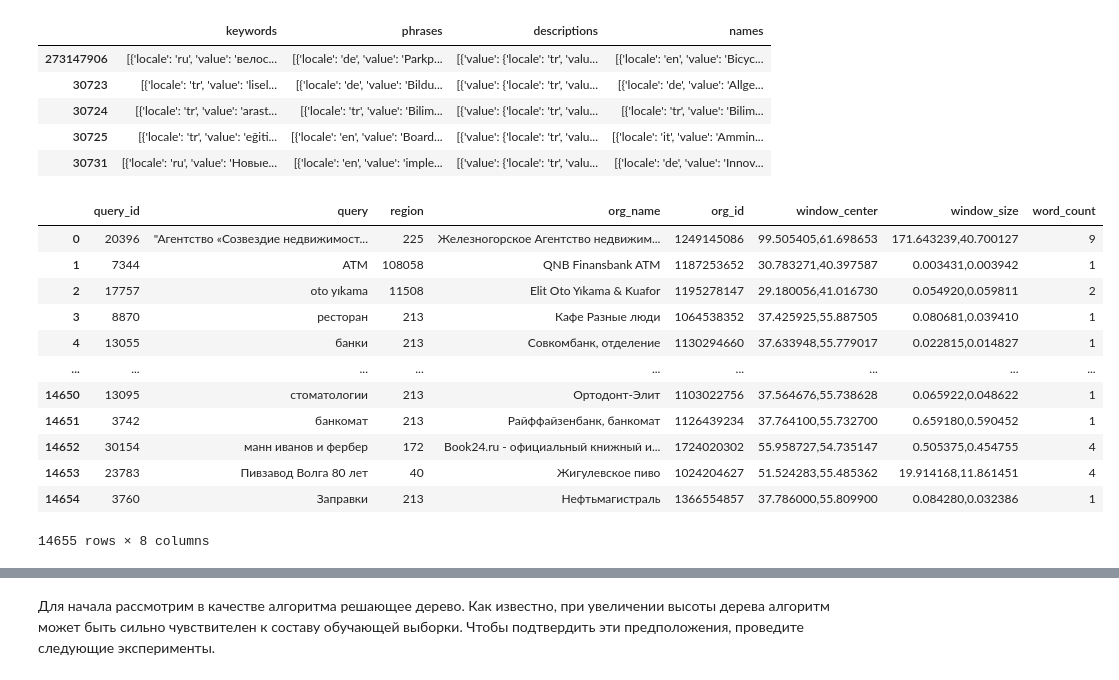
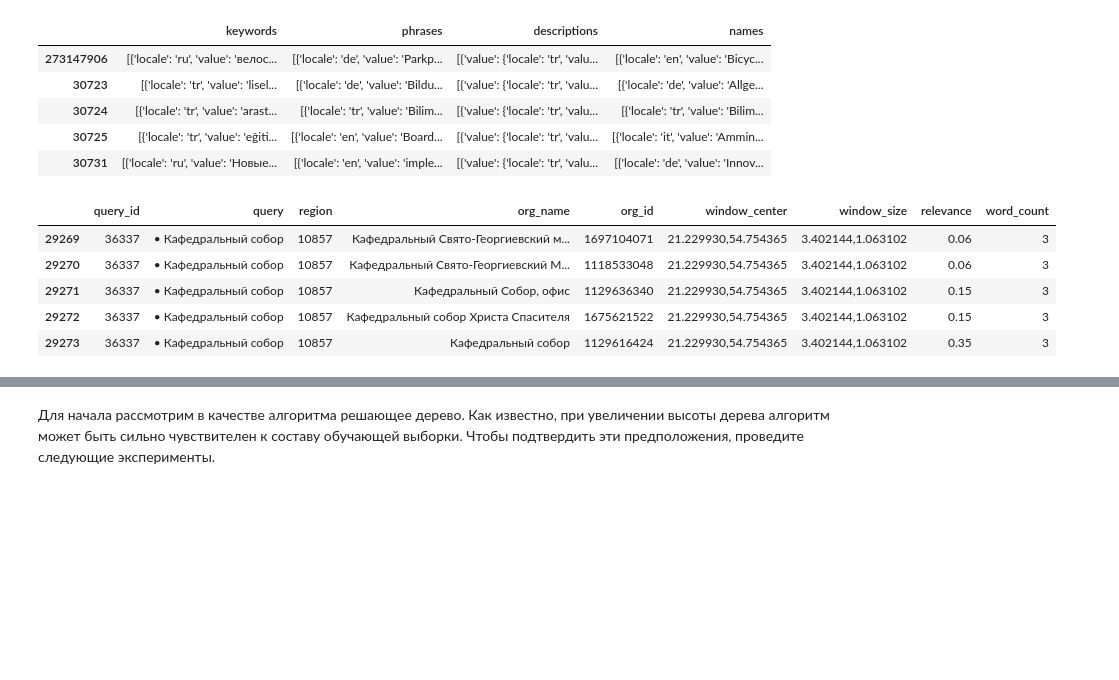
Before and after one commit to Mr-S-Mirzoev/Data-Science, a Jupyter notebook: ML-Tasks/lab03.ipynb, the cells around one changed output, grey strips where cells are left out. Saved outputs shown, nothing was run; the diff lists cells and outputs as text; code cells hidden in the pictures; blank space fills up the shorter version.

```diff
--- a/ML-Tasks/lab03.ipynb
+++ b/ML-Tasks/lab03.ipynb
@@ -212,27 +184,20 @@ test_rubric_information_df.head()
 # %%
 import numpy as np
 
-df_test = test_df.copy()
+df_train = train_df.copy()
 
 def get_word_count(s):
     return len(s.split())
 
-df_test["word_count"] = np.vectorize(get_word_count)(df_test["query"])
-df_test
+df_train["word_count"] = np.vectorize(get_word_count)(df_train["query"])
+df_train.tail()
 # %% [output]
-|  | query_id | query | region | org_name | org_id | window_center | window_size | word_count |
-| 0 | 20396 | "Агентство «Созвездие недвижимост... | 225 | Железногорское Агентство недвижим... | 1249145086 | 99.505405,61.698653 | 171.643239,40.700127 | 9 |
-| 1 | 7344 | ATM | 108058 | QNB Finansbank ATM | 1187253652 | 30.783271,40.397587 | 0.003431,0.003942 | 1 |
-| 2 | 17757 | oto yıkama | 11508 | Elit Oto Yıkama & Kuafor | 1195278147 | 29.180056,41.016730 | 0.054920,0.059811 | 2 |
-| 3 | 8870 | ресторан | 213 | Кафе Разные люди | 1064538352 | 37.425925,55.887505 | 0.080681,0.039410 | 1 |
-| 4 | 13055 | банки | 213 | Совкомбанк, отделение | 1130294660 | 37.633948,55.779017 | 0.022815,0.014827 | 1 |
-| ... | ... | ... | ... | ... | ... | ... | ... | ... |
-| 14650 | 13095 | стоматологии | 213 | Ортодонт-Элит | 1103022756 | 37.564676,55.738628 | 0.065922,0.048622 | 1 |
-| 14651 | 3742 | банкомат | 213 | Райффайзенбанк, банкомат | 1126439234 | 37.764100,55.732700 | 0.659180,0.590452 | 1 |
-| 14652 | 30154 | манн иванов и фербер | 172 | Book24.ru - официальный книжный и... | 1724020302 | 55.958727,54.735147 | 0.505375,0.454755 | 4 |
-| 14653 | 23783 | Пивзавод Волга 80 лет | 40 | Жигулевское пиво | 1024204627 | 51.524283,55.485362 | 19.914168,11.861451 | 4 |
-| 14654 | 3760 | Заправки | 213 | Нефтьмагистраль | 1366554857 | 37.786000,55.809900 | 0.084280,0.032386 | 1 |
+|  | query_id | query | region | org_name | org_id | window_center | window_size | relevance | word_count |
+| 29269 | 36337 | • Кафедральный собор | 10857 | Кафедральный Свято-Георгиевский м... | 1697104071 | 21.229930,54.754365 | 3.402144,1.063102 | 0.06 | 3 |
+| 29270 | 36337 | • Кафедральный собор | 10857 | Кафедральный Свято-Георгиевский М... | 1118533048 | 21.229930,54.754365 | 3.402144,1.063102 | 0.06 | 3 |
+| 29271 | 36337 | • Кафедральный собор | 10857 | Кафедральный Собор, офис | 1129636340 | 21.229930,54.754365 | 3.402144,1.063102 | 0.15 | 3 |
+| 29272 | 36337 | • Кафедральный собор | 10857 | Кафедральный собор Христа Спасителя | 1675621522 | 21.229930,54.754365 | 3.402144,1.063102 | 0.15 | 3 |
+| 29273 | 36337 | • Кафедральный собор | 10857 | Кафедральный собор | 1129616424 | 21.229930,54.754365 | 3.402144,1.063102 | 0.35 | 3 |
-14655 rows × 8 columns
 # %%
 from difflib import SequenceMatcher
 
```
Also changed, not shown: parts of 18 cells of this notebook.
